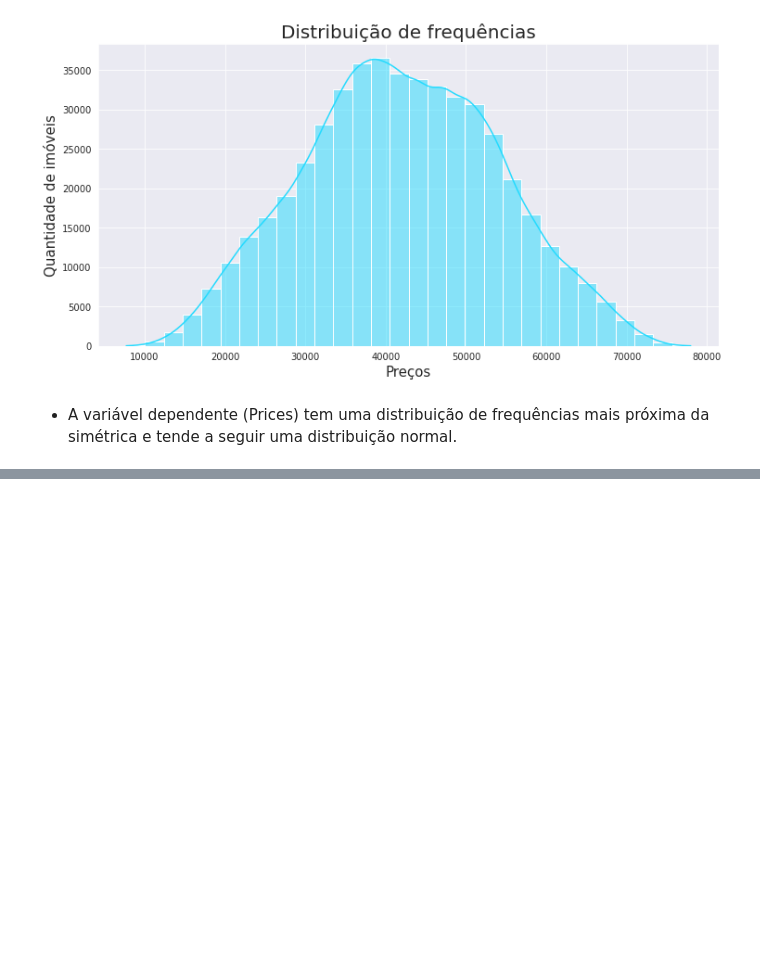
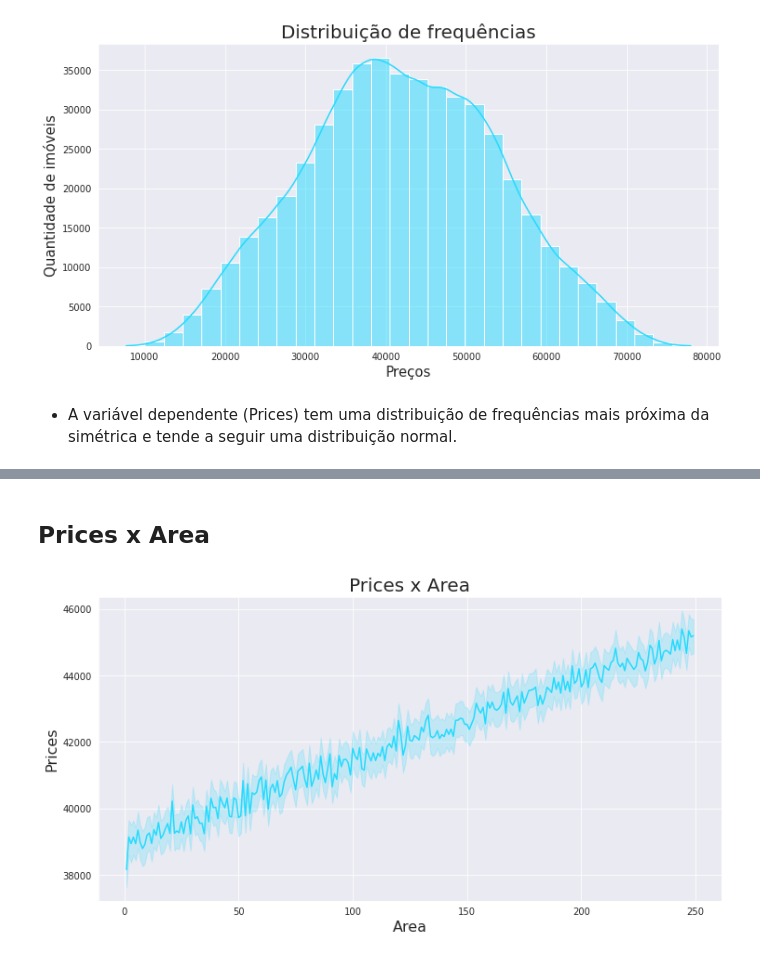
Before and after one commit to Tathy/Precificacao-imoveis, a Jupyter notebook: Precificacao_de_imoveis.ipynb, the cells around one changed output, grey strips where cells are left out. Saved outputs shown, nothing was run; the diff lists cells and outputs as text; code cells hidden in the pictures; blank space fills up the shorter version.

```diff
--- a/Precificacao_de_imoveis.ipynb
+++ b/Precificacao_de_imoveis.ipynb
@@ -149,0 +178,13 @@ plt.show()
+# %% [markdown]
+## Prices x Area
+# %%
+ax = sns.lineplot(data = dados, x = 'Area', y = 'Prices')
+
+ax.figure.set_size_inches(12,6)
+ax.set_title('Prices x Area', fontsize = 20)
+ax.set_ylabel('Prices', fontsize = 16)
+ax.set_xlabel('Area', fontsize = 16)
+
+plt.show()
+# %% [output]
+[figure, added]
```
Also changed, not shown: parts of 94 cells of this notebook.
